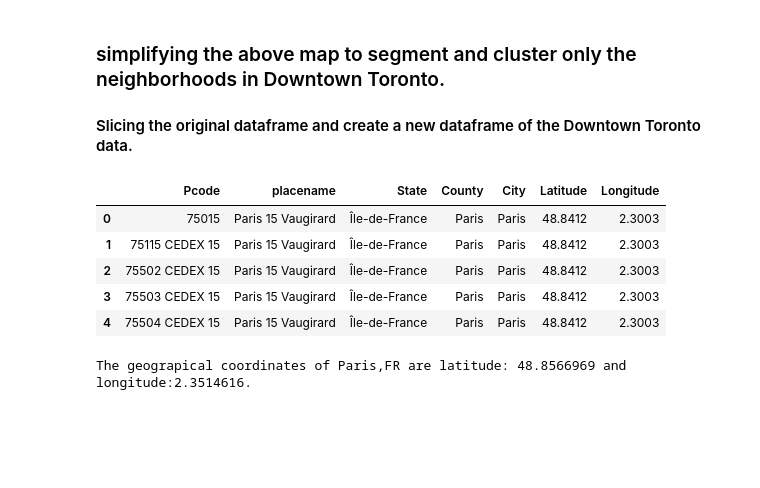
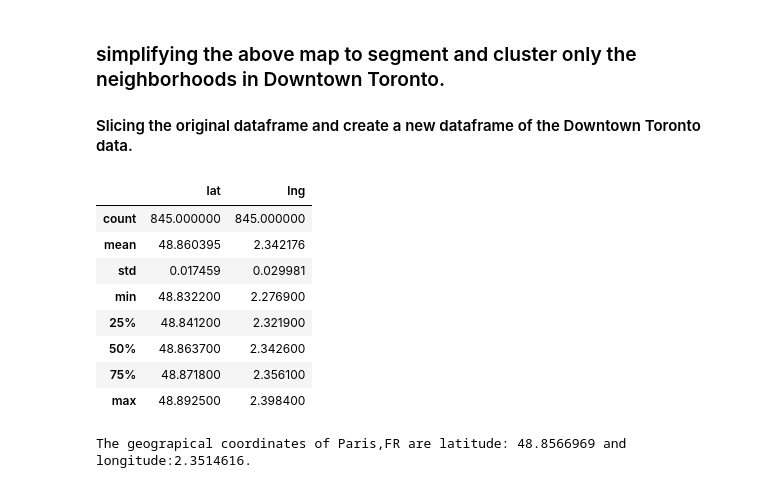
Before and after one commit to king36ix/DS_CAPTSONE_Coursera, a Jupyter notebook: DS_Capstone_France.ipynb, the cells around one changed output. Saved outputs shown, nothing was run; the diff lists cells and outputs as text; code cells hidden in the pictures; blank space fills up the shorter version.

```diff
--- a/DS_Capstone_France.ipynb
+++ b/DS_Capstone_France.ipynb
@@ -54,4 +54,6 @@ memory usage: 1.1+ MB
 # %%
 fr_df.rename(columns={"Place Name": "placename"},inplace='True')
 fr_df.rename(columns={"Postal Code": "Pcode"},inplace='True')
+fr_df.rename(columns={"Longitude": "lng"},inplace='True')
+fr_df.rename(columns={"Latitude": "lat"},inplace='True')
 # %%
@@ -118,15 +140,18 @@ KeyboardInterrupt:
 ### simplifying the above map to segment and cluster only the neighborhoods in Downtown Toronto.
 #### Slicing the original dataframe and create a new dataframe of the Downtown Toronto data.
 # %%
-paris15_data = paris_df[paris_df['placename'] != 'Paris 15 Vaugirard'].reset_index(drop=True)
-paris15_data.head()
+paris15_data = paris_df[paris_df['County'] == 'Paris'].reset_index(drop=True)
+paris15_data.describe()
 # %% [output]
-|  | Pcode | placename | State | County | City | Latitude | Longitude |
-| 0 | 75015 | Paris 15 Vaugirard | Île-de-France | Paris | Paris | 48.8412 | 2.3003 |
-| 1 | 75115 CEDEX 15 | Paris 15 Vaugirard | Île-de-France | Paris | Paris | 48.8412 | 2.3003 |
-| 2 | 75502 CEDEX 15 | Paris 15 Vaugirard | Île-de-France | Paris | Paris | 48.8412 | 2.3003 |
-| 3 | 75503 CEDEX 15 | Paris 15 Vaugirard | Île-de-France | Paris | Paris | 48.8412 | 2.3003 |
-| 4 | 75504 CEDEX 15 | Paris 15 Vaugirard | Île-de-France | Paris | Paris | 48.8412 | 2.3003 |
+|  | lat | lng |
+| count | 845.000000 | 845.000000 |
+| mean | 48.860395 | 2.342176 |
+| std | 0.017459 | 0.029981 |
+| min | 48.832200 | 2.276900 |
+| 25% | 48.841200 | 2.321900 |
+| 50% | 48.863700 | 2.342600 |
+| 75% | 48.871800 | 2.356100 |
+| max | 48.892500 | 2.398400 |
 # %%
 address = 'Paris,FR'
 
```
Also changed, not shown: parts of 17 cells of this notebook.
